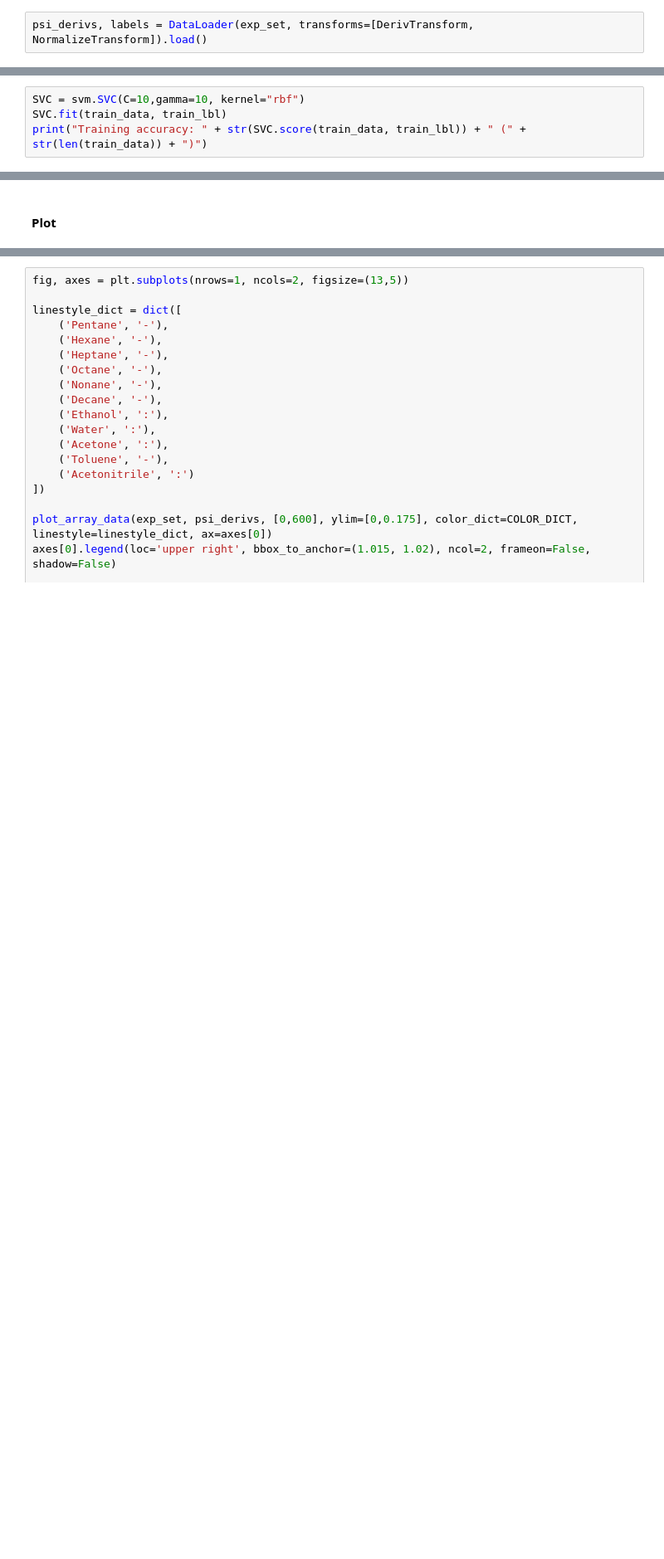
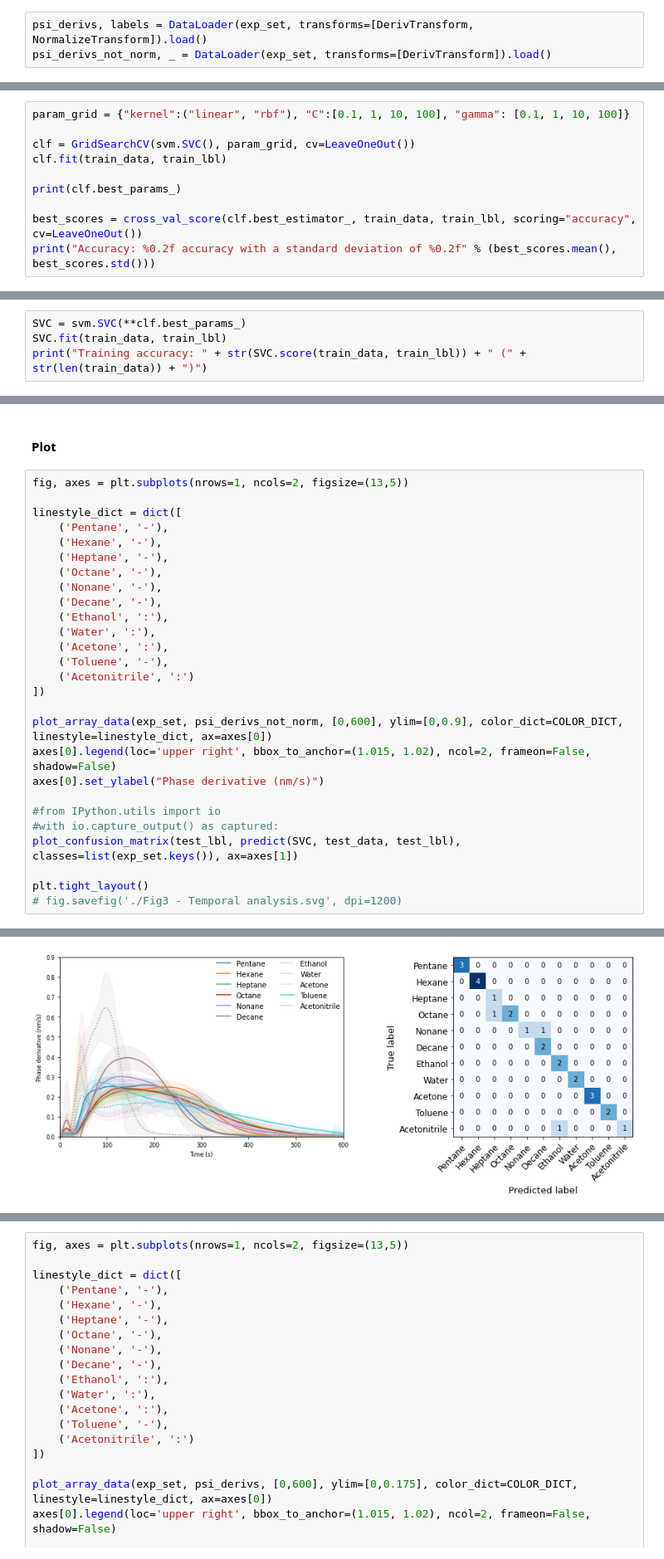
Before and after one commit to soerenbrandt/sniffing-sensor, a Jupyter notebook: figures/Fig3 - Temporal sensing.ipynb, the cells around one changed output, grey strips where cells are left out. Shown at 83% size. Saved outputs shown, nothing was run; the diff lists cells and outputs as text; blank space fills up the shorter version.

```diff
--- a/figures/Fig3 - Temporal sensing.ipynb
+++ b/figures/Fig3 - Temporal sensing.ipynb
@@ -23,6 +23,7 @@ train_set, test_set = train_test_split(exp_set, seed=SEED)
 Load data
 # %%
 psi_derivs, labels = DataLoader(exp_set, transforms=[DerivTransform, NormalizeTransform]).load()
+psi_derivs_not_norm, _ = DataLoader(exp_set, transforms=[DerivTransform]).load()
 # %% [output]
 Loading experimental data
 (1/11) Pentane (9 exp.): [===================0] 100% complete
@@ -54,0 +56,10 @@ train_data, train_lbl, test_data, test_lbl = sort_by_set(psi_derivs, train_set,
+# %%
+param_grid = {"kernel":("linear", "rbf"), "C":[0.1, 1, 10, 100], "gamma": [0.1, 1, 10, 100]}
+
+clf = GridSearchCV(svm.SVC(), param_grid, cv=LeaveOneOut())
+clf.fit(train_data, train_lbl)
+
+print(clf.best_params_)
+
+best_scores = cross_val_score(clf.best_estimator_, train_data, train_lbl, scoring="accuracy", cv=LeaveOneOut())
+print("Accuracy: %0.2f accuracy with a standard deviation of %0.2f" % (best_scores.mean(), best_scores.std()))
@@ -55,5 +69,5 @@ train_data, train_lbl, test_data, test_lbl = sort_by_set(psi_derivs, train_set,
 # %%
-SVC = svm.SVC(C=10,gamma=10, kernel="rbf")
+SVC = svm.SVC(**clf.best_params_)
 SVC.fit(train_data, train_lbl)
 print("Training accuracy: " + str(SVC.score(train_data, train_lbl)) + " (" + str(len(train_data)) + ")")
 # %% [output]
@@ -71,2 +82,30 @@ Mismatches (true, pred): [('Pentane', 'Nonane'), ('Octane', 'Nonane'), ('Acetoni
 # %% [markdown]
 #### Plot
+# %%
+fig, axes = plt.subplots(nrows=1, ncols=2, figsize=(13,5))
+
+linestyle_dict = dict([
+    ('Pentane', '-'),
+    ('Hexane', '-'),
+    ('Heptane', '-'),
+    ('Octane', '-'),
+    ('Nonane', '-'),
+    ('Decane', '-'),
+    ('Ethanol', ':'),
+    ('Water', ':'),
+    ('Acetone', ':'),
+    ('Toluene', '-'),
+    ('Acetonitrile', ':')
+])
+
+plot_array_data(exp_set, psi_derivs_not_norm, [0,600], ylim=[0,0.9], color_dict=COLOR_DICT, linestyle=linestyle_dict, ax=axes[0])
+axes[0].legend(loc='upper right', bbox_to_anchor=(1.015, 1.02), ncol=2, frameon=False, shadow=False)
+axes[0].set_ylabel("Phase derivative (nm/s)")
+
+#from IPython.utils import io
+#with io.capture_output() as captured:
+plot_confusion_matrix(test_lbl, predict(SVC, test_data, test_lbl), classes=list(exp_set.keys()), ax=axes[1])
+
+plt.tight_layout()
+# fig.savefig('./Fig3 - Temporal analysis.svg', dpi=1200)
+# %% [output]
@@ -72,0 +113 @@ Mismatches (true, pred): [('Pentane', 'Nonane'), ('Octane', 'Nonane'), ('Acetoni
+[figure, added]
```
Also changed, not shown: parts of 14 cells of this notebook, 6 other files.
